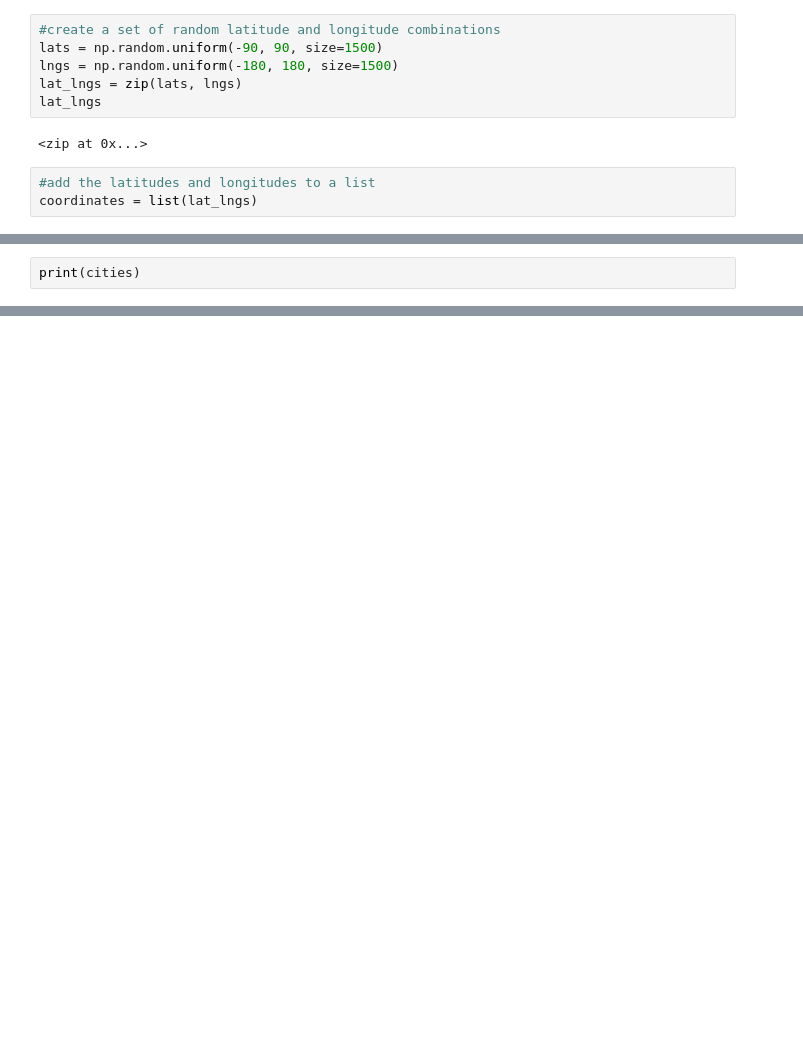
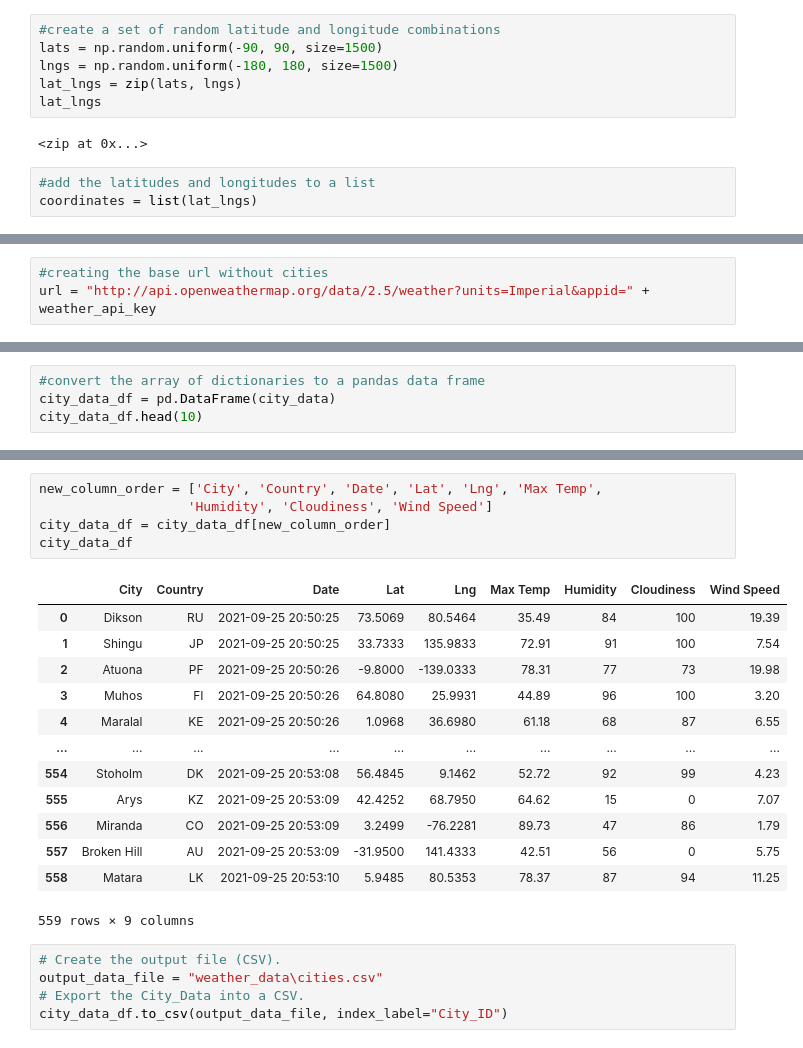
Before and after one commit to rbriggs13/World_Weather_Analysis, a Jupyter notebook: WeatherPy.ipynb, the cells around one changed output, grey strips where cells are left out. Drawn from its saved outputs; the diff is of its cells as text; blank space fills up the shorter version.

Commit message:
adding the weather csv file and code

```diff
--- a/WeatherPy.ipynb
+++ b/WeatherPy.ipynb
@@ -31,3 +34,4 @@ len(cities)
 # %%
-print(cities)
+#creating the base url without cities
+url = "http://api.openweathermap.org/data/2.5/weather?units=Imperial&appid=" + weather_api_key
 # %% [output]
@@ -34,0 +122,4 @@ print(cities)
+# %%
+#convert the array of dictionaries to a pandas data frame
+city_data_df = pd.DataFrame(city_data)
+city_data_df.head(10)
@@ -34,0 +138,24 @@ print(cities)
+# %%
+new_column_order = ['City', 'Country', 'Date', 'Lat', 'Lng', 'Max Temp',
+                   'Humidity', 'Cloudiness', 'Wind Speed']
+city_data_df = city_data_df[new_column_order]
+city_data_df
+# %% [output]
+|  | City | Country | Date | Lat | Lng | Max Temp | Humidity | Cloudiness | Wind Speed |
+| 0 | Dikson | RU | 2021-09-25 20:50:25 | 73.5069 | 80.5464 | 35.49 | 84 | 100 | 19.39 |
+| 1 | Shingu | JP | 2021-09-25 20:50:25 | 33.7333 | 135.9833 | 72.91 | 91 | 100 | 7.54 |
+| 2 | Atuona | PF | 2021-09-25 20:50:26 | -9.8000 | -139.0333 | 78.31 | 77 | 73 | 19.98 |
+| 3 | Muhos | FI | 2021-09-25 20:50:26 | 64.8080 | 25.9931 | 44.89 | 96 | 100 | 3.20 |
+| 4 | Maralal | KE | 2021-09-25 20:50:26 | 1.0968 | 36.6980 | 61.18 | 68 | 87 | 6.55 |
+| ... | ... | ... | ... | ... | ... | ... | ... | ... | ... |
+| 554 | Stoholm | DK | 2021-09-25 20:53:08 | 56.4845 | 9.1462 | 52.72 | 92 | 99 | 4.23 |
+| 555 | Arys | KZ | 2021-09-25 20:53:09 | 42.4252 | 68.7950 | 64.62 | 15 | 0 | 7.07 |
+| 556 | Miranda | CO | 2021-09-25 20:53:09 | 3.2499 | -76.2281 | 89.73 | 47 | 86 | 1.79 |
+| 557 | Broken Hill | AU | 2021-09-25 20:53:09 | -31.9500 | 141.4333 | 42.51 | 56 | 0 | 5.75 |
+| 558 | Matara | LK | 2021-09-25 20:53:10 | 5.9485 | 80.5353 | 78.37 | 87 | 94 | 11.25 |
+559 rows × 9 columns
+# %%
+# Create the output file (CSV).
+output_data_file = "weather_data\cities.csv"
+# Export the City_Data into a CSV.
+city_data_df.to_csv(output_data_file, index_label="City_ID")
```
Also changed, not shown: parts of 6 cells of this notebook, 3 other files.
